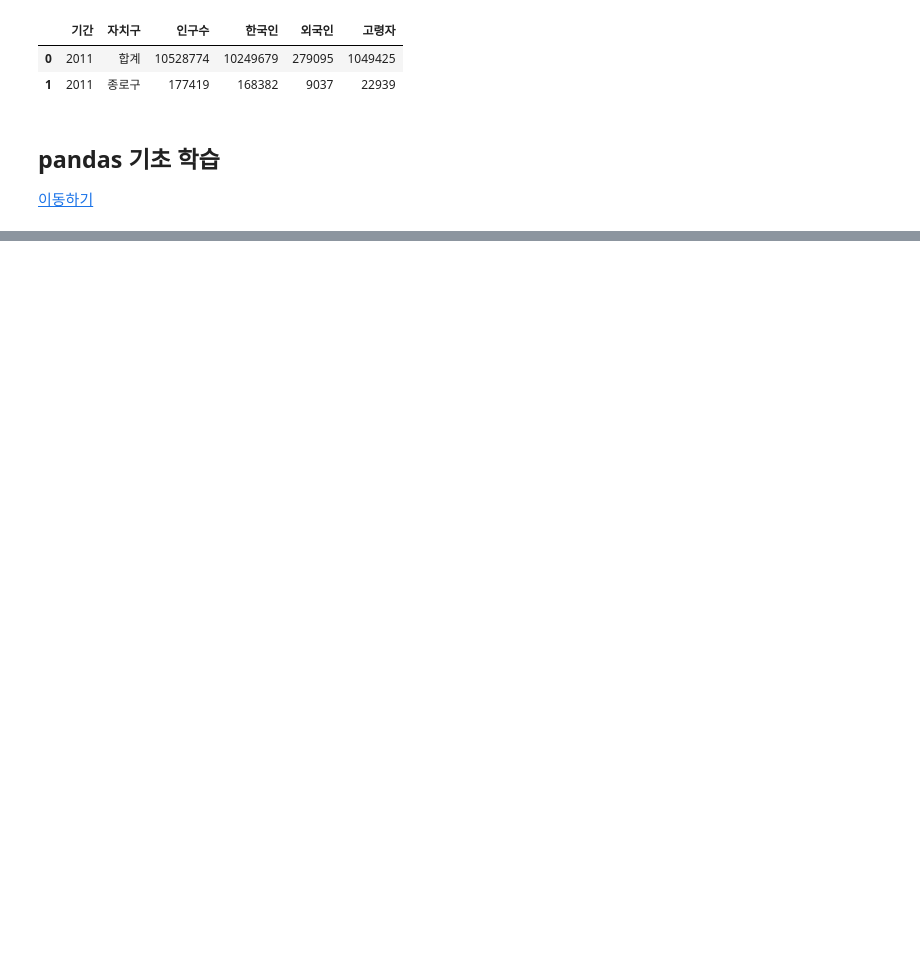
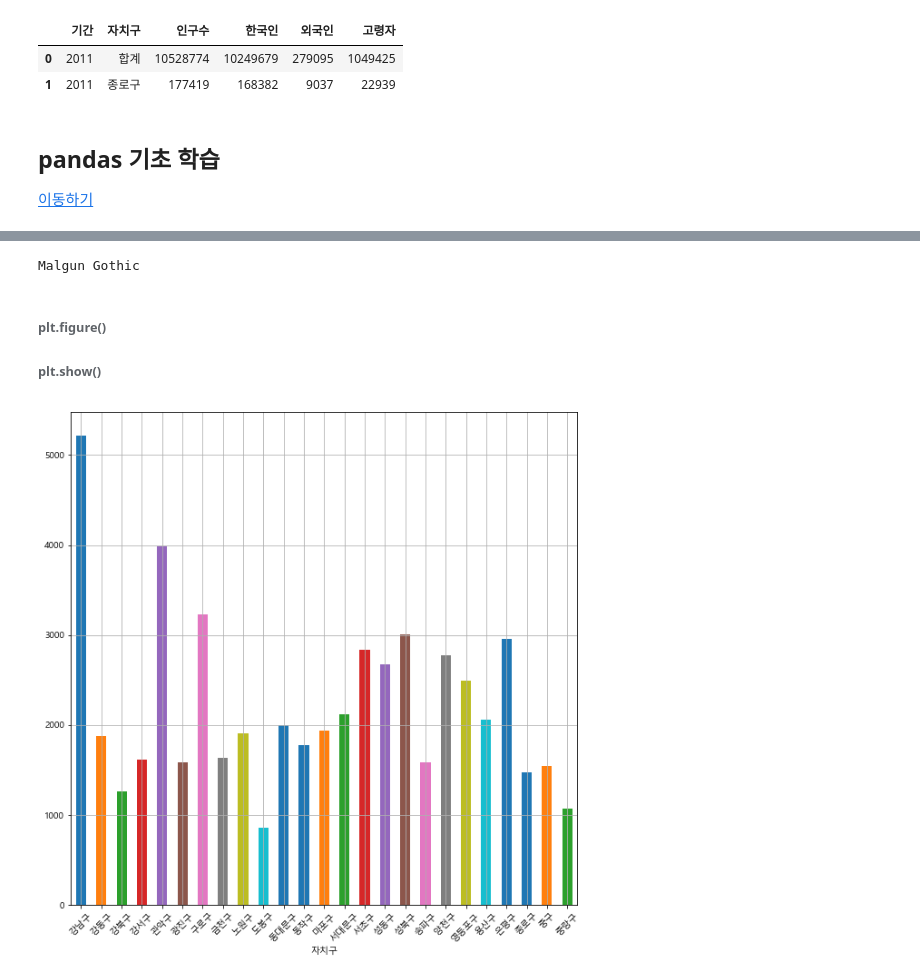
Before and after one commit to yeonkyungJoo/py_projects, a Jupyter notebook: analysis/pandas/processing/step1_population_per_cctv_analysis.ipynb, the cells around one changed output, grey strips where cells are left out. Cells and saved outputs as stored; diff of their text form; code cells hidden in the pictures; blank space fills up the shorter version.

Commit message:
init

```diff
--- a/analysis/pandas/processing/step1_population_per_cctv_analysis.ipynb
+++ b/analysis/pandas/processing/step1_population_per_cctv_analysis.ipynb
@@ -139,0 +379,3 @@ s_pop.head(2)
+# %%
+# s_pop_last에서 2018년도 데이터만 획득하여 s_pop_last_2018 생성
+s_pop_last_2018 = s_pop_last[s_pop_last['기간'] == 2018]
@@ -139,0 +419,3 @@ s_pop.head(2)
+# %%
+# s_cctv의 자치구 데이터를 한 개씩 꺼내서 공백을 제거
+s_cctv['자치구'] = s_cctv['자치구'].apply(lambda x : x.replace(' ', ''))
@@ -139,0 +434,4 @@ s_pop.head(2)
+# %%
+# 데이터 보정 완료 -> 병합
+data_result = pd.merge(s_cctv, s_pop_last_2018, on='자치구')
+data_result.head(2)
@@ -139,0 +448,4 @@ s_pop.head(2)
+# %%
+# '자치구' 컬럼을 인덱스로 적용
+data_result.set_index('자치구', inplace = True)
+data_result.head()
@@ -139,0 +537,15 @@ s_pop.head(2)
+# %%
+from korea_font import initKoreaFontLoad
+initKoreaFontLoad()
+# %% [output]
+Malgun Gothic
+# %% [markdown]
+###### plt.figure()
+###### plt.show()
+# %%
+# 소계의 자치구별 bar chart 시각화
+plt.figure()
+data_result['소계'].plot(kind = 'bar', grid=True, figsize=(10, 10), rot=45)
+plt.show()
+# %% [output]
+[figure, added]
```
Also changed, not shown: parts of 101 cells of this notebook, 17 other files.
